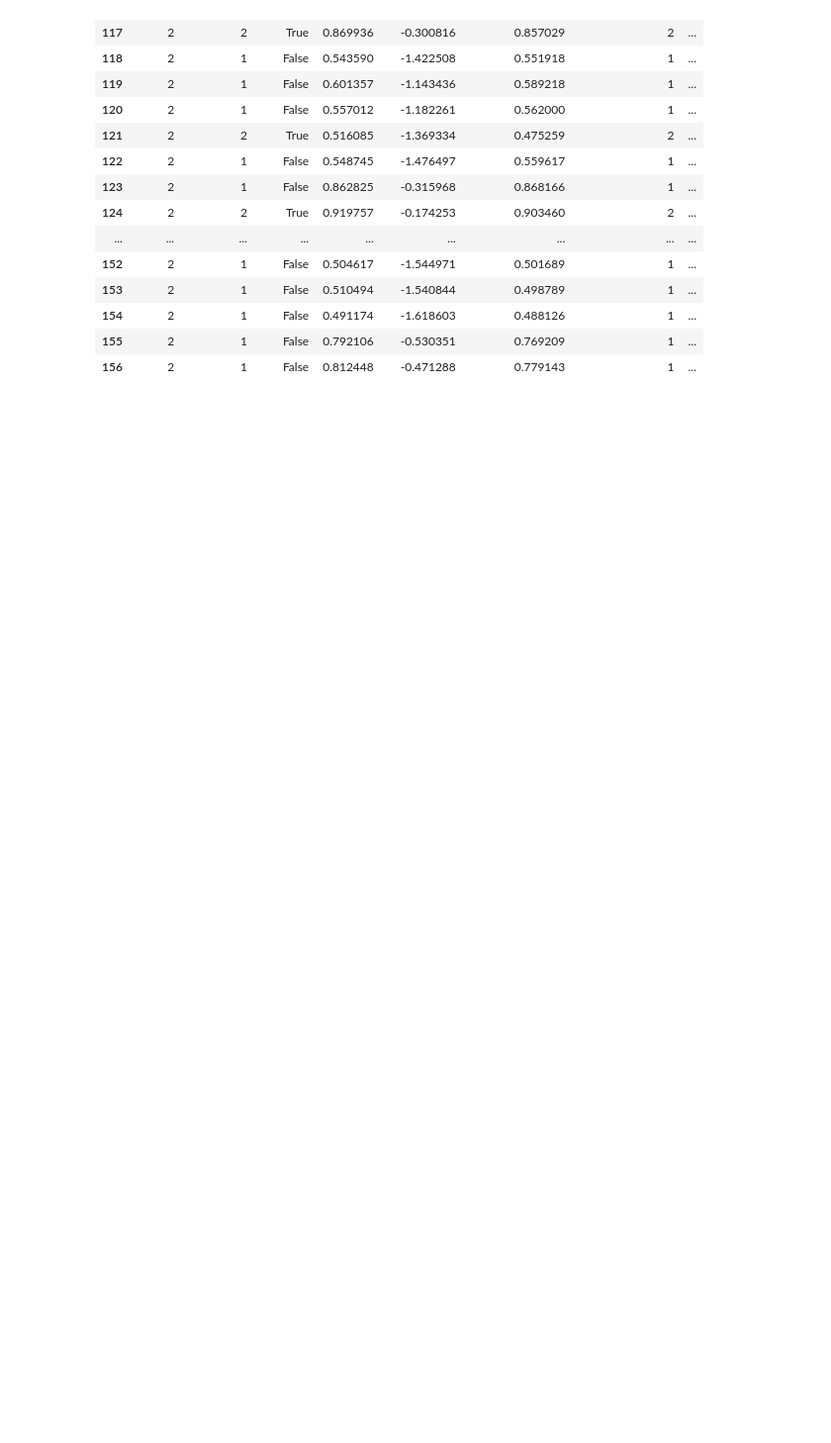
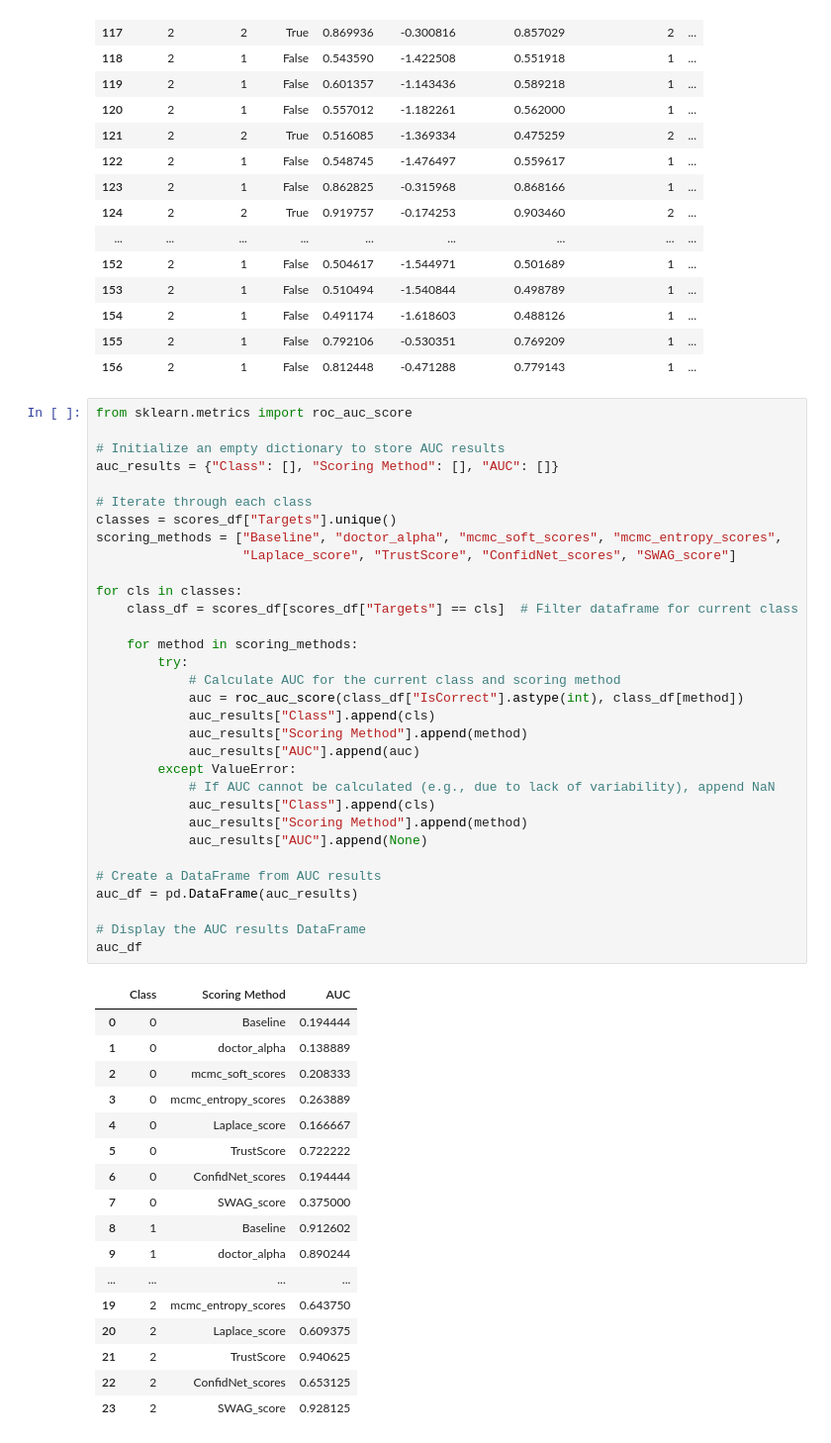
Before and after one commit to Barack-Samuni/failure_detection_benchmark, a Jupyter notebook: rejection_results.ipynb, the cells around one changed output. Shown at 99% size. Saved outputs shown, nothing was run; the diff lists cells and outputs as text; blank space fills up the shorter version.

```diff
--- a/rejection_results.ipynb
+++ b/rejection_results.ipynb
@@ -237,3 +237,53 @@ scores_df[scores_df["Targets"] == 2]
 | 154 | 2 | 1 | False | 0.491174 | -1.618603 | 0.488126 | 1 | ... |
 | 155 | 2 | 1 | False | 0.792106 | -0.530351 | 0.769209 | 1 | ... |
 | 156 | 2 | 1 | False | 0.812448 | -0.471288 | 0.779143 | 1 | ... |
+# %%
+from sklearn.metrics import roc_auc_score
+
+# Initialize an empty dictionary to store AUC results
+auc_results = {"Class": [], "Scoring Method": [], "AUC": []}
+
+# Iterate through each class
+classes = scores_df["Targets"].unique()
+scoring_methods = ["Baseline", "doctor_alpha", "mcmc_soft_scores", "mcmc_entropy_scores",
+                   "Laplace_score", "TrustScore", "ConfidNet_scores", "SWAG_score"]
+
+for cls in classes:
+    class_df = scores_df[scores_df["Targets"] == cls]  # Filter dataframe for current class
+
+    for method in scoring_methods:
+        try:
+            # Calculate AUC for the current class and scoring method
+            auc = roc_auc_score(class_df["IsCorrect"].astype(int), class_df[method])
+            auc_results["Class"].append(cls)
+            auc_results["Scoring Method"].append(method)
+            auc_results["AUC"].append(auc)
+        except ValueError:
+            # If AUC cannot be calculated (e.g., due to lack of variability), append NaN
+            auc_results["Class"].append(cls)
+            auc_results["Scoring Method"].append(method)
+            auc_results["AUC"].append(None)
+
+# Create a DataFrame from AUC results
+auc_df = pd.DataFrame(auc_results)
+
+# Display the AUC results DataFrame
+auc_df
+# %% [output]
+|  | Class | Scoring Method | AUC |
+| 0 | 0 | Baseline | 0.194444 |
+| 1 | 0 | doctor_alpha | 0.138889 |
+| 2 | 0 | mcmc_soft_scores | 0.208333 |
+| 3 | 0 | mcmc_entropy_scores | 0.263889 |
+| 4 | 0 | Laplace_score | 0.166667 |
+| 5 | 0 | TrustScore | 0.722222 |
+| 6 | 0 | ConfidNet_scores | 0.194444 |
+| 7 | 0 | SWAG_score | 0.375000 |
+| 8 | 1 | Baseline | 0.912602 |
+| 9 | 1 | doctor_alpha | 0.890244 |
+| ... | ... | ... | ... |
+| 19 | 2 | mcmc_entropy_scores | 0.643750 |
+| 20 | 2 | Laplace_score | 0.609375 |
+| 21 | 2 | TrustScore | 0.940625 |
+| 22 | 2 | ConfidNet_scores | 0.653125 |
+| 23 | 2 | SWAG_score | 0.928125 |
```
